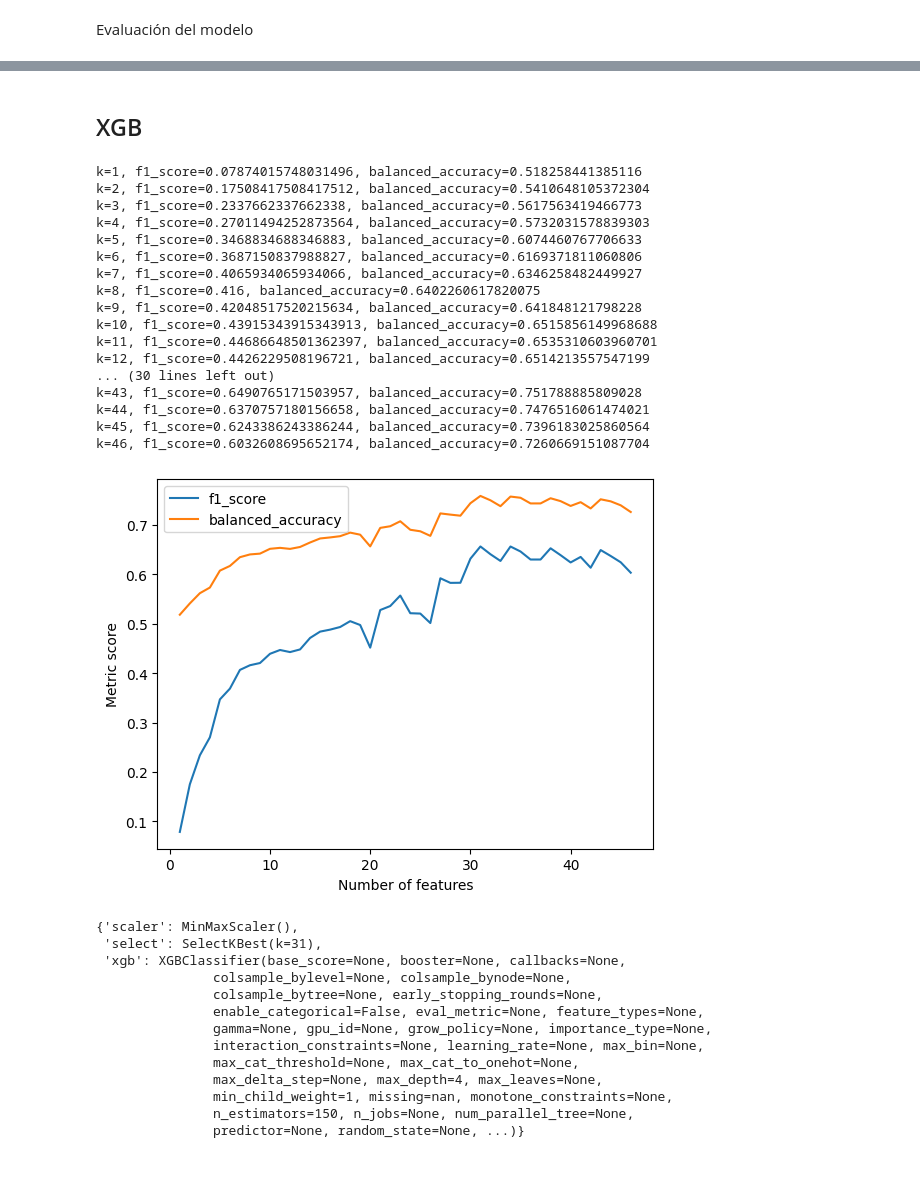
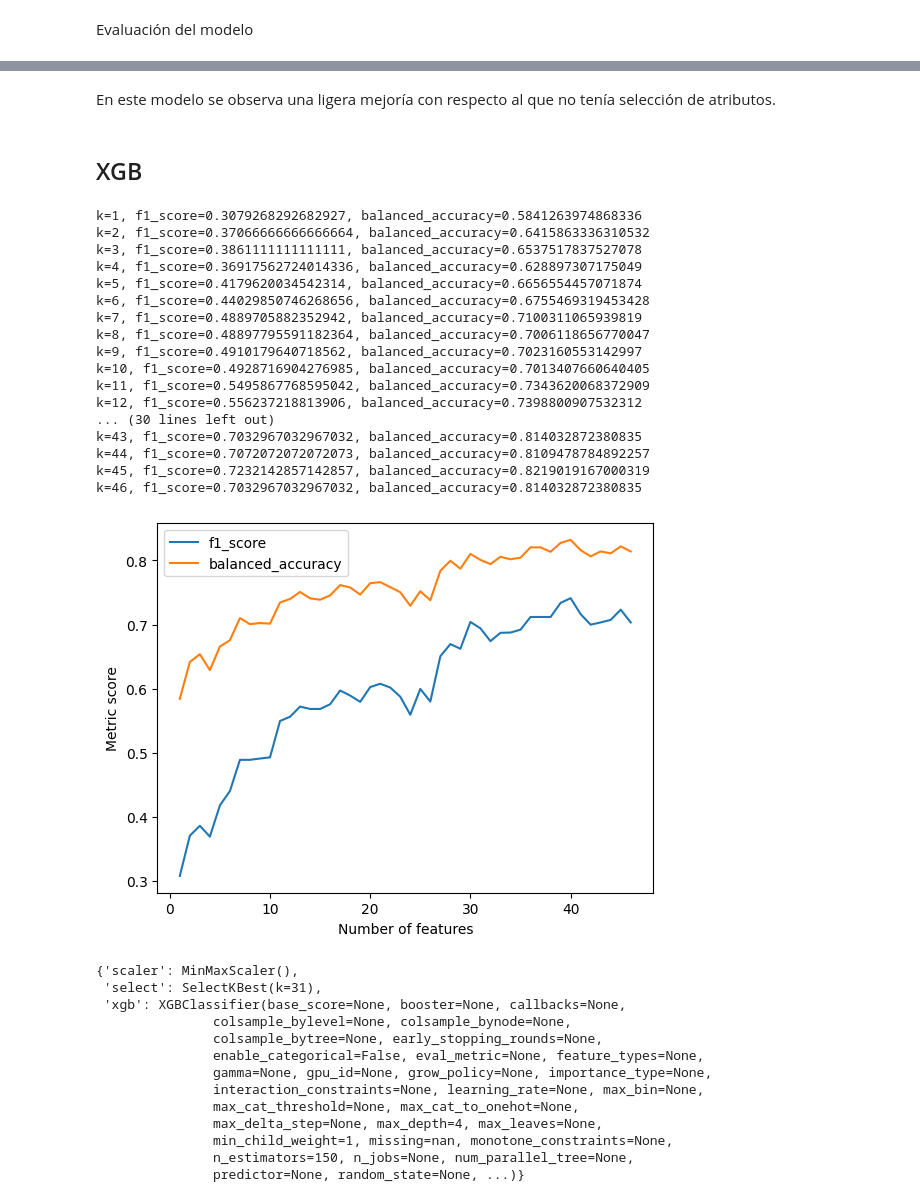
Before and after one commit to AngelMancha/Burnout_prediction_model, a Jupyter notebook: modelo_previo.ipynb, the cells around one changed output, grey strips where cells are left out. Cells and saved outputs as stored; diff of their text form; code cells hidden in the pictures; blank space fills up the shorter version.

Commit message:
Modelo final y conclusiones

```diff
--- a/modelo_previo.ipynb
+++ b/modelo_previo.ipynb
@@ -492,7 +526,7 @@ from sklearn.feature_selection import SelectKBest, f_classif
 
 scaler =  MinMaxScaler()
 selector = SelectKBest(f_classif)
-logreg = LogisticRegression()
+logreg = LogisticRegression(class_weight='balanced')
 
 pipe_select_logreg = Pipeline([
     ('scaler', scaler),
@@ -513,7 +547,7 @@ for k in range(1, X_train_processed.shape[1] + 1):
     balanced_acc = balanced_accuracy_score(y_test, y_pred_logreg)
     f1_scores.append(f1)
     balanced_accuracies.append(balanced_acc)
-    print(f"k={k}, f1_score={f1}, balanced_accuracy={balanced_acc}")
+   # print(f"k={k}, f1_score={f1}, balanced_accuracy={balanced_acc}")
 
 # Graficar los resultados
 plt.plot(range(1, X_train_processed.shape[1] + 1), f1_scores, label="f1_score")
@@ -549,9 +580,9 @@ from sklearn.pipeline import Pipeline
 from sklearn.preprocessing import StandardScaler
 
 scaler = StandardScaler()
-logreg = LogisticRegression()
+logreg = LogisticRegression(class_weight='balanced')
 # Seleccionar los 10 atributos más importantes usando SelectKBest y f_classif
-selector = SelectKBest(score_func=f_classif, k=14)
+selector = SelectKBest(score_func=f_classif, k=18)
 
 
 pipe_select_scale_log_reg = Pipeline([
@@ -621,7 +656,7 @@ import matplotlib.pyplot as plt
 
 scaler =  MinMaxScaler()
 selector = SelectKBest(f_classif)
-grad_boosting = GradientBoostingClassifier(max_depth=4, min_samples_split=2, n_estimators=150)
+grad_boosting = HistGradientBoostingClassifier(class_weight='balanced', learning_rate=0.1, max_depth=7, max_leaf_nodes=20, min_samples_leaf=1)
 
 pipe_select_gradboost = Pipeline([
     ('scaler', scaler),
@@ -642,7 +677,7 @@ for k in range(1, X_train_processed.shape[1] + 1):
     balanced_acc = balanced_accuracy_score(y_test_transformed, y_pred_grad)
     f1_scores.append(f1)
     balanced_accuracies.append(balanced_acc)
-    print(f"k={k}, f1_score={f1}, balanced_accuracy={balanced_acc}")
+   # print(f"k={k}, f1_score={f1}, balanced_accuracy={balanced_acc}")
 
 # Graficar los resultados
 plt.plot(range(1, X_train_processed.shape[1] + 1), f1_scores, label="f1_score")
@@ -676,8 +694,8 @@ from sklearn.pipeline import Pipeline
 from sklearn.preprocessing import MinMaxScaler
 
 scaler =  MinMaxScaler()
-selector = SelectKBest(f_classif, k=25)
-grad_boosting = GradientBoostingClassifier(max_depth=4, min_samples_split=2, n_estimators=150)
+selector = SelectKBest(f_classif, k=32)
+grad_boosting = HistGradientBoostingClassifier(class_weight='balanced', learning_rate=0.1, max_depth=7, max_leaf_nodes=20, min_samples_leaf=1)
 
 pipe_select_gradboost = Pipeline([
     ('scaler', scaler),
@@ -745,3 +761,5 @@ print(confusion_matrix(y_test_transformed, y_pred_grad))
+# %% [markdown]
+En este modelo se observa una ligera mejoría con respecto al que no tenía selección de atributos.
 # %% [markdown]
 ## XGB
 # %%
@@ -754,55 +772,55 @@ import matplotlib.pyplot as plt
 
 scaler = MinMaxScaler()
 selector = SelectKBest(f_classif)
-xgb_clf = XGBClassifier(max_depth=4, min_child_weight=1, n_estimators=150)
+xgb_clf = XGBClassifier(max_depth=4, min_child_weight=1, n_estimators=150, scale_pos_weight=(prop_majority/prop_minority))
 
 pipe_select_xgb = Pipeline([
     ('scaler', scaler),
     ('select', selector),
     ('xgb', xgb_clf)
 ])
 
 # Listas para guardar los resultados de las métricas
 f1_scores = []
 balanced_accuracies = []
 
 # Probar diferentes valores de k
 for k in range(1, X_train_processed.shape[1] + 1):
     selector.set_params(k=k)
     pipe_select_xgb.fit(X_train_processed, y_train_transformed)
     y_pred_xgb = pipe_select_xgb.predict(X_test_processed)
     f1 = f1_score(y_test_transformed, y_pred_xgb, average='binary', pos_label=1)
     balanced_acc = balanced_accuracy_score(y_test_transformed, y_pred_xgb)
     f1_scores.append(f1)
     balanced_accuracies.append(balanced_acc)
     print(f"k={k}, f1_score={f1}, balanced_accuracy={balanced_acc}")
 
 # Graficar los resultados
 plt.plot(range(1, X_train_processed.shape[1] + 1), f1_scores, label="f1_score")
 plt.plot(range(1, X_train_processed.shape[1] + 1), balanced_accuracies, label="balanced_accuracy")
 plt.xlabel("Number of features")
 plt.ylabel("Metric score")
 plt.legend()
 plt.show()
 # %% [output]
-k=1, f1_score=0.07874015748031496, balanced_accuracy=0.518258441385116
-k=2, f1_score=0.17508417508417512, balanced_accuracy=0.5410648105372304
-k=3, f1_score=0.2337662337662338, balanced_accuracy=0.5617563419466773
-k=4, f1_score=0.27011494252873564, balanced_accuracy=0.5732031578839303
-k=5, f1_score=0.3468834688346883, balanced_accuracy=0.6074460767706633
-k=6, f1_score=0.3687150837988827, balanced_accuracy=0.6169371811060806
-k=7, f1_score=0.4065934065934066, balanced_accuracy=0.6346258482449927
-k=8, f1_score=0.416, balanced_accuracy=0.6402260617820075
-k=9, f1_score=0.42048517520215634, balanced_accuracy=0.641848121798228
-k=10, f1_score=0.43915343915343913, balanced_accuracy=0.6515856149968688
-k=11, f1_score=0.44686648501362397, balanced_accuracy=0.6535310603960701
-k=12, f1_score=0.4426229508196721, balanced_accuracy=0.6514213557547199
+k=1, f1_score=0.3079268292682927, balanced_accuracy=0.5841263974868336
+k=2, f1_score=0.37066666666666664, balanced_accuracy=0.6415863336310532
+k=3, f1_score=0.3861111111111111, balanced_accuracy=0.6537517837527078
+k=4, f1_score=0.36917562724014336, balanced_accuracy=0.628897307175049
+k=5, f1_score=0.4179620034542314, balanced_accuracy=0.6656554457071874
+k=6, f1_score=0.44029850746268656, balanced_accuracy=0.6755469319453428
+k=7, f1_score=0.4889705882352942, balanced_accuracy=0.7100311065939819
+k=8, f1_score=0.48897795591182364, balanced_accuracy=0.7006118656770047
+k=9, f1_score=0.4910179640718562, balanced_accuracy=0.7023160553142997
+k=10, f1_score=0.4928716904276985, balanced_accuracy=0.7013407660640405
+k=11, f1_score=0.5495867768595042, balanced_accuracy=0.7343620068372909
+k=12, f1_score=0.556237218813906, balanced_accuracy=0.7398800907532312
 ... (30 lines left out)
-k=43, f1_score=0.6490765171503957, balanced_accuracy=0.751788885809028
-k=44, f1_score=0.6370757180156658, balanced_accuracy=0.7476516061474021
-k=45, f1_score=0.6243386243386244, balanced_accuracy=0.7396183025860564
-k=46, f1_score=0.6032608695652174, balanced_accuracy=0.7260669151087704
+k=43, f1_score=0.7032967032967032, balanced_accuracy=0.814032872380835
+k=44, f1_score=0.7072072072072073, balanced_accuracy=0.8109478784892257
+k=45, f1_score=0.7232142857142857, balanced_accuracy=0.8219019167000319
+k=46, f1_score=0.7032967032967032, balanced_accuracy=0.814032872380835
-[figure, old version]
+[figure, new version]
 # %%
 from sklearn.feature_selection import SelectKBest, f_classif
 from sklearn.pipeline import Pipeline
```
Also changed, not shown: parts of 49 cells of this notebook, 1 other file.
